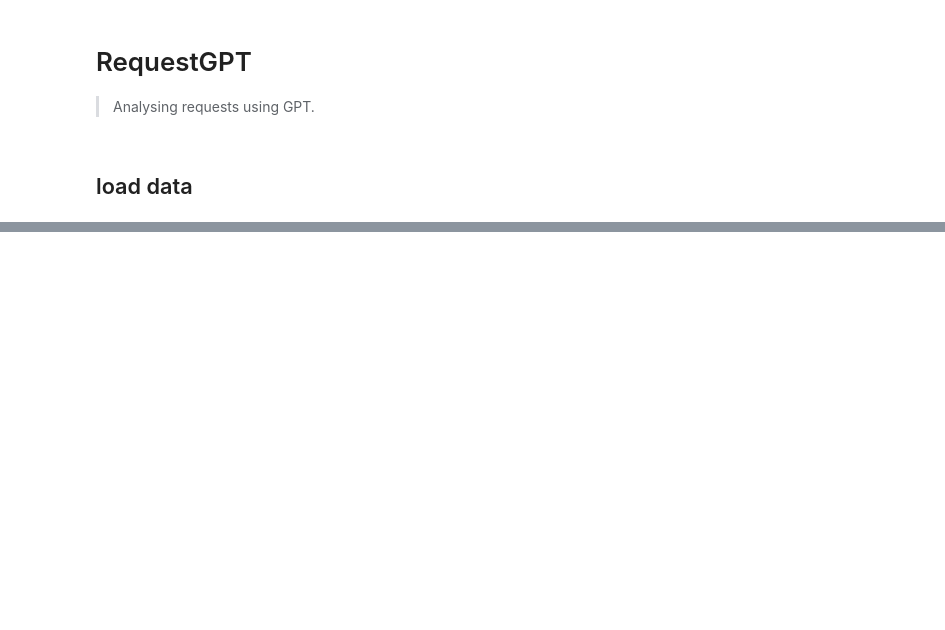
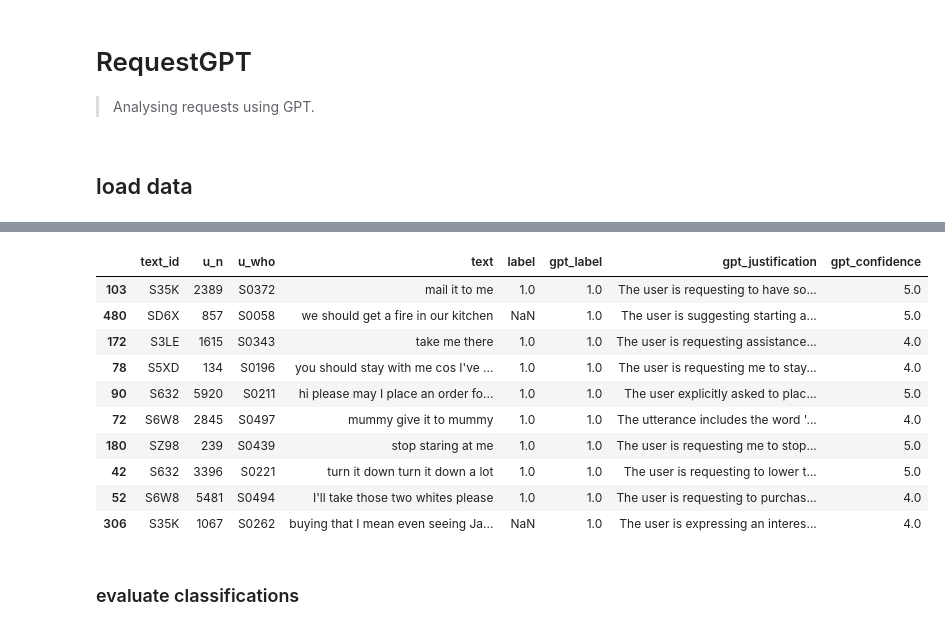
Before and after one commit to wuqui/requestgpt, a Jupyter notebook: nbs/00_core.ipynb, the cells around one changed output, grey strips where cells are left out. Cells and saved outputs as stored; diff of their text form; code cells hidden in the pictures; blank space fills up the shorter version.

```diff
--- a/nbs/00_core.ipynb
+++ b/nbs/00_core.ipynb
@@ -45,0 +225,2 @@ df_out = run_model(ai, df_dev)
+# %%
+results = pd.concat([results, batch_results], ignore_index=True)
@@ -45,0 +255,19 @@ df_out = run_model(ai, df_dev)
+# %%
+(results
+ .query('gpt_label == 1')
+ .sample(10)
+)
+# %% [output]
+|  | text_id | u_n | u_who | text | label | gpt_label | gpt_justification | gpt_confidence |
+| 103 | S35K | 2389 | S0372 | mail it to me | 1.0 | 1.0 | The user is requesting to have so... | 5.0 |
+| 480 | SD6X | 857 | S0058 | we should get a fire in our kitchen | NaN | 1.0 | The user is suggesting starting a... | 5.0 |
+| 172 | S3LE | 1615 | S0343 | take me there | 1.0 | 1.0 | The user is requesting assistance... | 4.0 |
+| 78 | S5XD | 134 | S0196 | you should stay with me cos I've ... | 1.0 | 1.0 | The user is requesting me to stay... | 4.0 |
+| 90 | S632 | 5920 | S0211 | hi please may I place an order fo... | 1.0 | 1.0 | The user explicitly asked to plac... | 5.0 |
+| 72 | S6W8 | 2845 | S0497 | mummy give it to mummy | 1.0 | 1.0 | The utterance includes the word '... | 4.0 |
+| 180 | SZ98 | 239 | S0439 | stop staring at me | 1.0 | 1.0 | The user is requesting me to stop... | 5.0 |
+| 42 | S632 | 3396 | S0221 | turn it down turn it down a lot | 1.0 | 1.0 | The user is requesting to lower t... | 5.0 |
+| 52 | S6W8 | 5481 | S0494 | I'll take those two whites please | 1.0 | 1.0 | The user is requesting to purchas... | 4.0 |
+| 306 | S35K | 1067 | S0262 | buying that I mean even seeing Ja... | NaN | 1.0 | The user is expressing an interes... | 4.0 |
+# %% [markdown]
+### evaluate classifications
```
Also changed, not shown: parts of 80 cells of this notebook, 14 other files.
